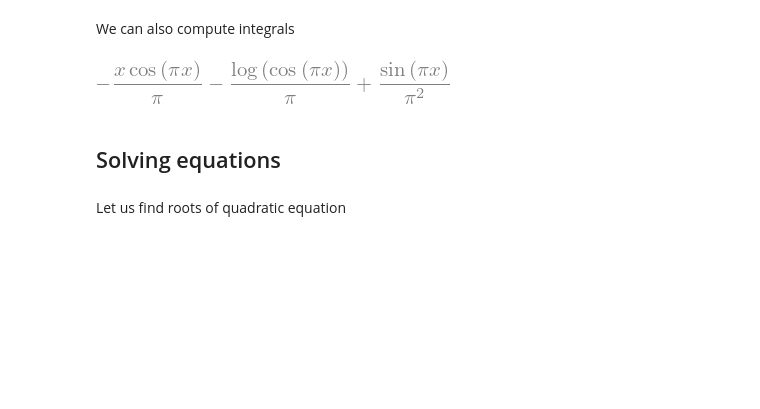
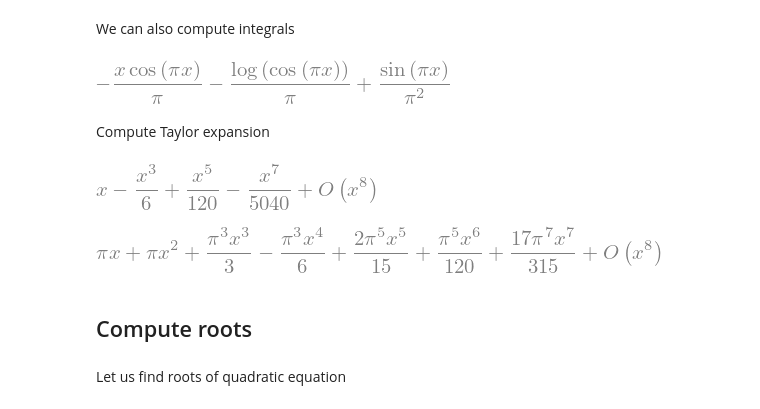
Before and after one commit to cpraveen/python, a Jupyter notebook: 05_sympy.ipynb, the cells around one changed output. Cells and saved outputs as stored; diff of their text form; code cells hidden in the pictures; blank space fills up the shorter version.

```diff
--- a/05_sympy.ipynb
+++ b/05_sympy.ipynb
@@ -41,8 +41,18 @@ We can also compute integrals
 integrate(f,x)
 # %% [output]
 [figure]
-# %% [markdown]
-## Solving equations
+# %% [markdown]
+Compute Taylor expansion
+# %%
+series(sin(x),x,0,8)
+# %% [output]
+[figure, added]
+# %%
+series(f,x,0,8)
+# %% [output]
+[figure, added]
+# %% [markdown]
+## Compute roots
 # %% [markdown]
 Let us find roots of quadratic equation
 # %%
```
Also changed, not shown: parts of 4 cells of this notebook, 3 other files.
